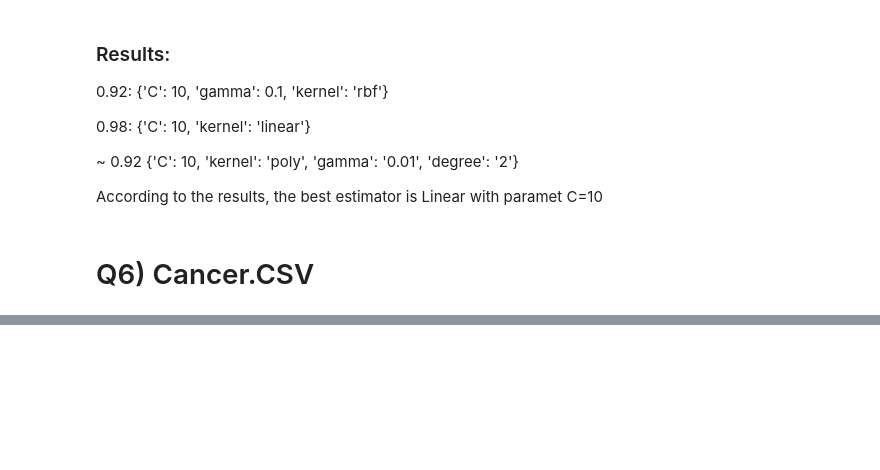
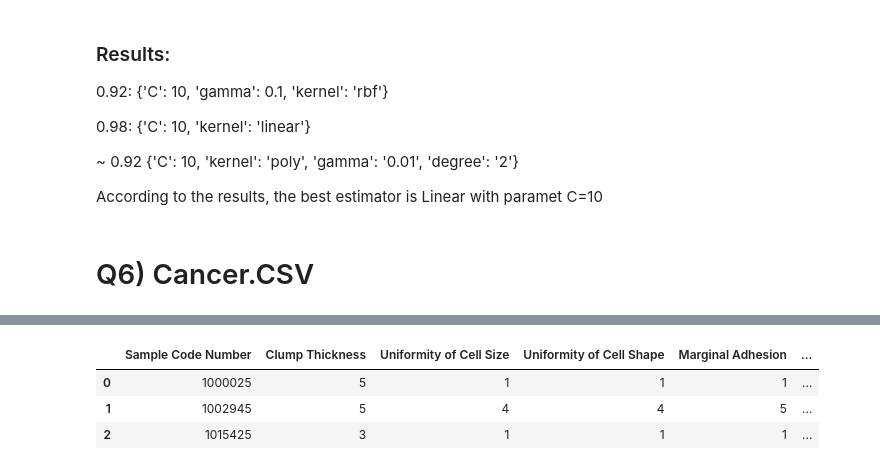
Before and after one commit to Arashlf/UT_ML_Course, a Jupyter notebook: Homework4/Q5_6.ipynb, the cells around one changed output, grey strips where cells are left out. Drawn from its saved outputs; the diff is of its cells as text; code cells hidden in the pictures; blank space fills up the shorter version.

```diff
--- a/Homework4/Q5_6.ipynb
+++ b/Homework4/Q5_6.ipynb
@@ -289,2 +308,9 @@ According to the results, the best estimator is Linear with paramet C=10
 # %%
 df = pd.read_csv('https://raw.githubusercontent.com/Arashlf/UT_ML_Course/main/Homework4/cancer.csv')
+# %%
+df.head(3)
+# %% [output]
+|  | Sample Code Number | Clump Thickness | Uniformity of Cell Size | Uniformity of Cell Shape | Marginal Adhesion | ... |
+| 0 | 1000025 | 5 | 1 | 1 | 1 | ... |
+| 1 | 1002945 | 5 | 4 | 4 | 5 | ... |
+| 2 | 1015425 | 3 | 1 | 1 | 1 | ... |
```
Also changed, not shown: parts of 7 cells of this notebook.
